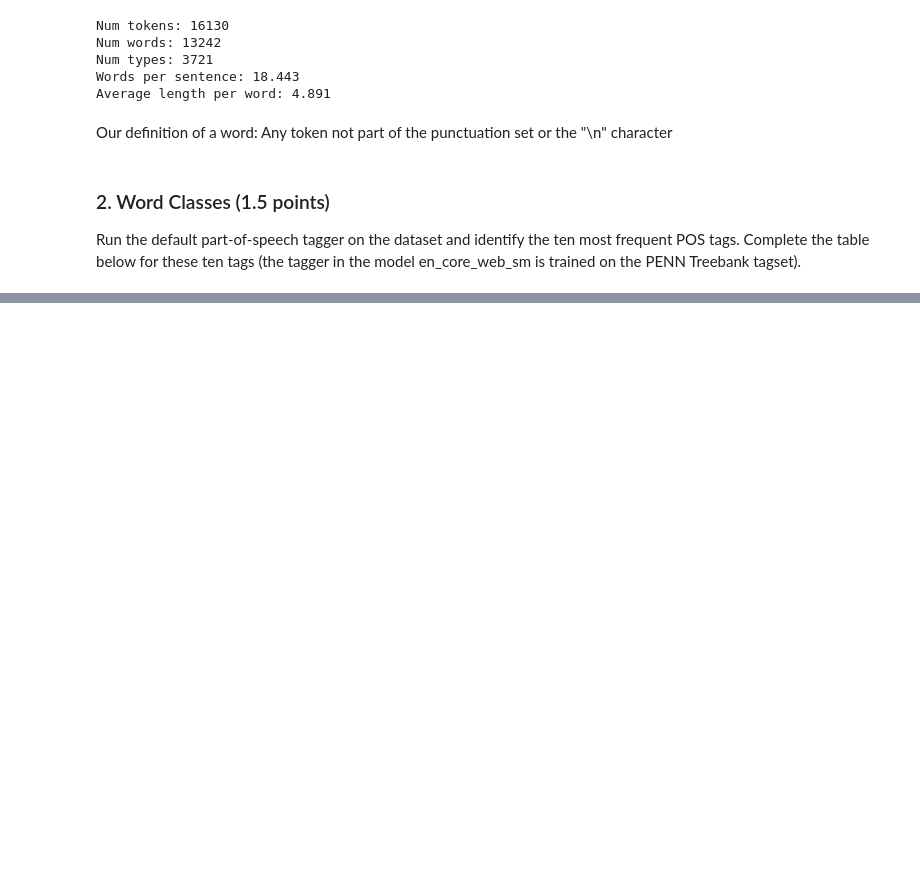
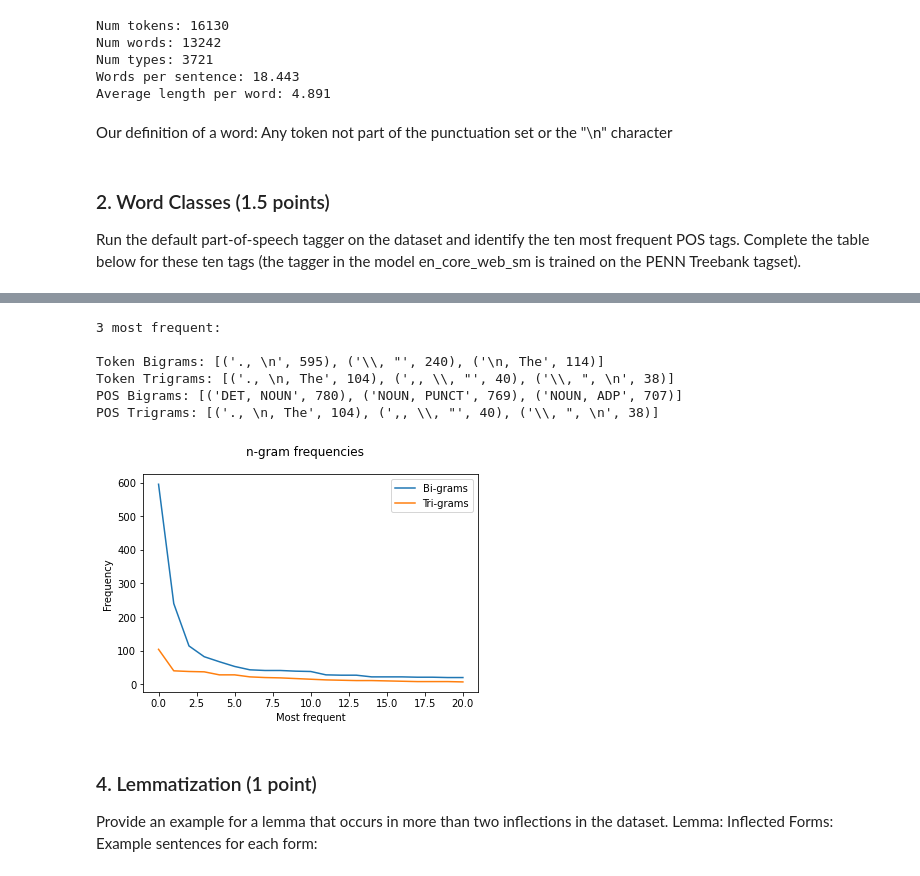
Before and after one commit to Pmobilee/NLPT, a Jupyter notebook: ASSIGNMENT_1.ipynb, the cells around one changed output, grey strips where cells are left out. Drawn from its saved outputs; the diff is of its cells as text; code cells hidden in the pictures; blank space fills up the shorter version.

```diff
--- a/ASSIGNMENT_1.ipynb
+++ b/ASSIGNMENT_1.ipynb
@@ -246,0 +254,64 @@ and POS trigrams
+# %%
+token_bi = []
+pos_bi = []
+token_tri = []
+pos_tri = []
+
+
+loop_counter = 0
+
+
+
+for token in doc:
+
+    try:
+        token_bi.append(f"{doc[loop_counter]}, {doc[loop_counter + 1]}")
+        pos_bi.append(f"{doc[loop_counter].pos_}, {doc[loop_counter + 1].pos_}")
+    except:
+        pass
+    try:
+        token_tri.append(f"{doc[loop_counter]}, {doc[loop_counter + 1]}, {doc[loop_counter + 2]}")
+        pos_tri.append(f"{doc[loop_counter].pos_}, {doc[loop_counter + 1].pos_}, {doc[loop_counter + 3].pos_}")
+    except:
+        pass
+    loop_counter += 1
+
+print(f"3 most frequent:\n\nToken Bigrams: {Counter(token_bi).most_common(3)}\nToken Trigrams: {Counter(token_tri).most_common(3)}\nPOS Bigrams: {Counter(pos_bi).most_common(3)}\nPOS Trigrams: {Counter(token_tri).most_common(3)}")
+# %% [output]
+3 most frequent:
+
+Token Bigrams: [('., \n', 595), ('\\, "', 240), ('\n, The', 114)]
+Token Trigrams: [('., \n, The', 104), (',, \\, "', 40), ('\\, ", \n', 38)]
+POS Bigrams: [('DET, NOUN', 780), ('NOUN, PUNCT', 769), ('NOUN, ADP', 707)]
+POS Trigrams: [('., \n, The', 104), (',, \\, "', 40), ('\\, ", \n', 38)]
+# %%
+ngrams_bi = dict(Counter(token_bi))
+ngrams_tri = dict(Counter(token_tri))
+ngrams_sorted_bi = sorted(ngrams_bi.items(), key=lambda x: x[1], reverse=True)
+ngrams_sorted_tri = sorted(ngrams_tri.items(), key=lambda x: x[1], reverse=True)
+
+frequencies_bi = []
+frequencies_tri = []
+for i in range(len(ngrams_sorted_bi)):
+    frequencies_bi.append(ngrams_sorted_bi[i][1])
+for i in range(len(ngrams_sorted_tri)):
+    frequencies_tri.append(ngrams_sorted_tri[i][1])
+
+x = range(11251)
+y = range(14264)
+plt.plot(frequencies_bi[0:21])
+plt.plot(frequencies_tri[0:21])
+plt.legend(["Bi-grams", "Tri-grams"])
+plt.suptitle('n-gram frequencies')
+plt.ylabel("Frequency")
+plt.xlabel("Most frequent")
+plt.savefig(f"{cwd}/plots/1.3_ngram_distr.png")
+plt.show()
+# %% [output]
+[figure, added]
+# %% [markdown]
+### 4. Lemmatization (1 point)
+Provide an example for a lemma that occurs in more than two inflections in the dataset.
+Lemma:
+Inflected Forms:
+Example sentences for each form:
```
Also changed, not shown: parts of 31 cells of this notebook, 4 other files.
